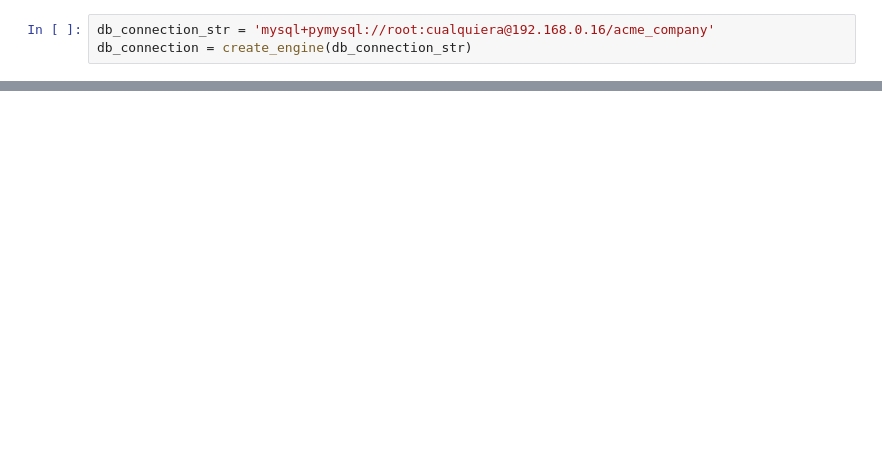
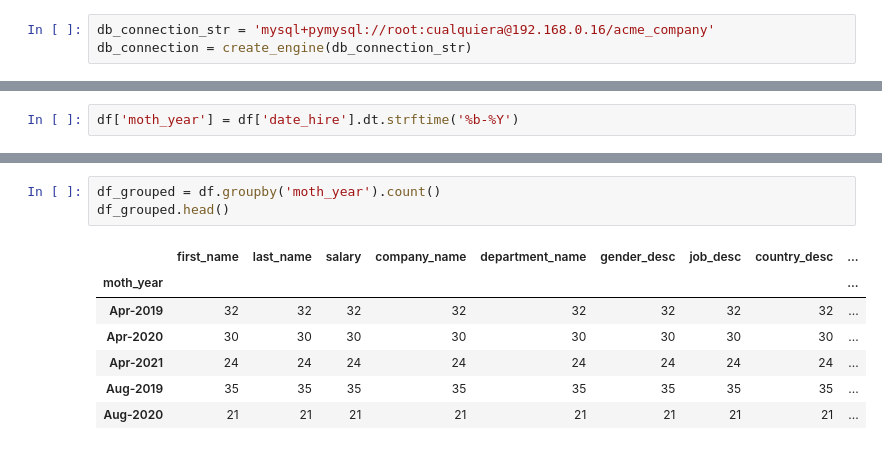
Before and after one commit to anthonypernia/EjerciciosDeTutoriasRealizadas, a Jupyter notebook: BBDD_SQL_1ra_parte/repaso_bd_python.ipynb, the cells around one changed output, grey strips where cells are left out. Saved outputs shown, nothing was run; the diff lists cells and outputs as text; blank space fills up the shorter version.

```diff
--- a/BBDD_SQL_1ra_parte/repaso_bd_python.ipynb
+++ b/BBDD_SQL_1ra_parte/repaso_bd_python.ipynb
@@ -18,0 +31,2 @@ df.head()
+# %%
+df['moth_year'] = df['date_hire'].dt.strftime('%b-%Y')
@@ -18,0 +42,11 @@ df.head()
+# %%
+df_grouped = df.groupby('moth_year').count()
+df_grouped.head()
+# %% [output]
+|  | first_name | last_name | salary | company_name | department_name | gender_desc | job_desc | country_desc | ... |
+| moth_year |  |  |  |  |  |  |  |  | ... |
+| Apr-2019 | 32 | 32 | 32 | 32 | 32 | 32 | 32 | 32 | ... |
+| Apr-2020 | 30 | 30 | 30 | 30 | 30 | 30 | 30 | 30 | ... |
+| Apr-2021 | 24 | 24 | 24 | 24 | 24 | 24 | 24 | 24 | ... |
+| Aug-2019 | 35 | 35 | 35 | 35 | 35 | 35 | 35 | 35 | ... |
+| Aug-2020 | 21 | 21 | 21 | 21 | 21 | 21 | 21 | 21 | ... |
```
Also changed, not shown: parts of 8 cells of this notebook, 3 other files.
